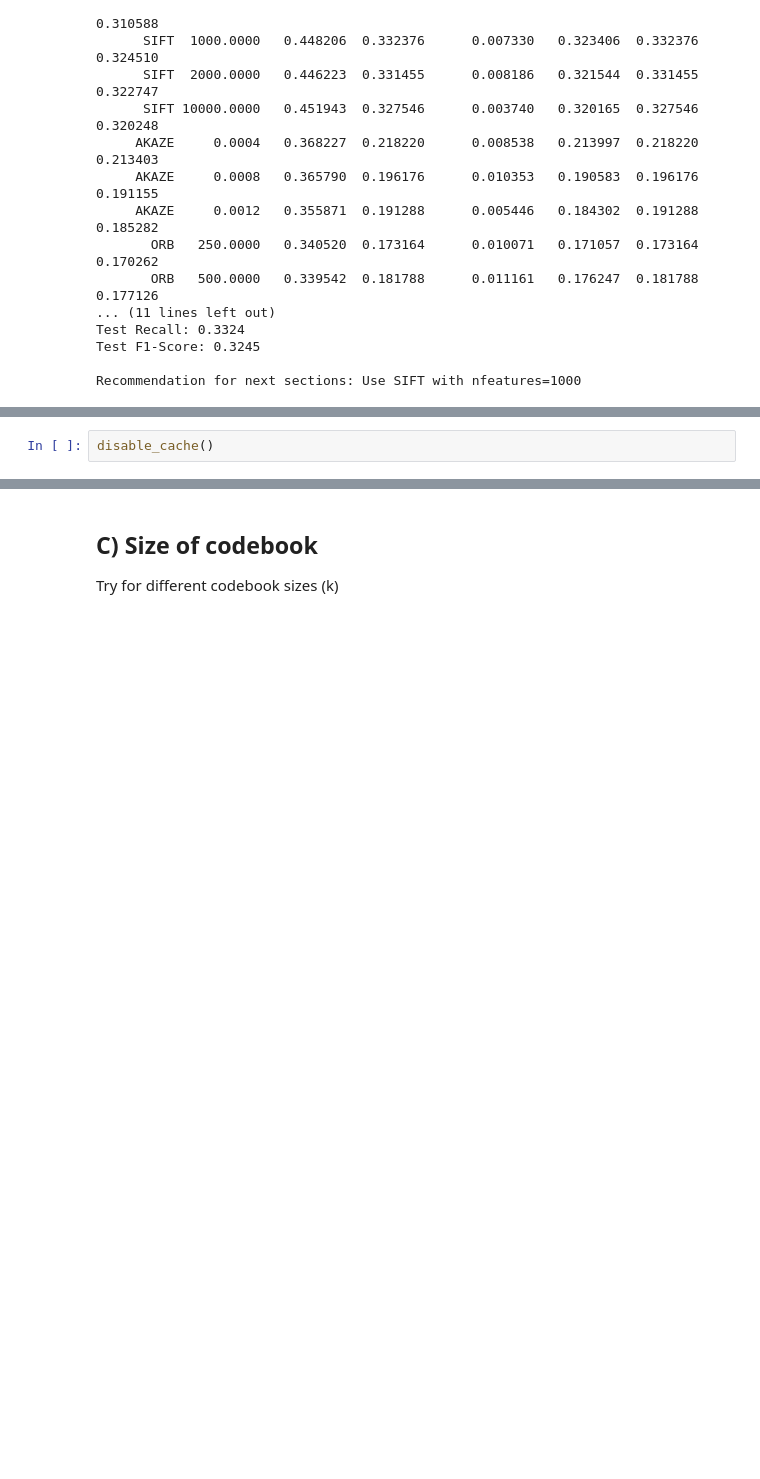
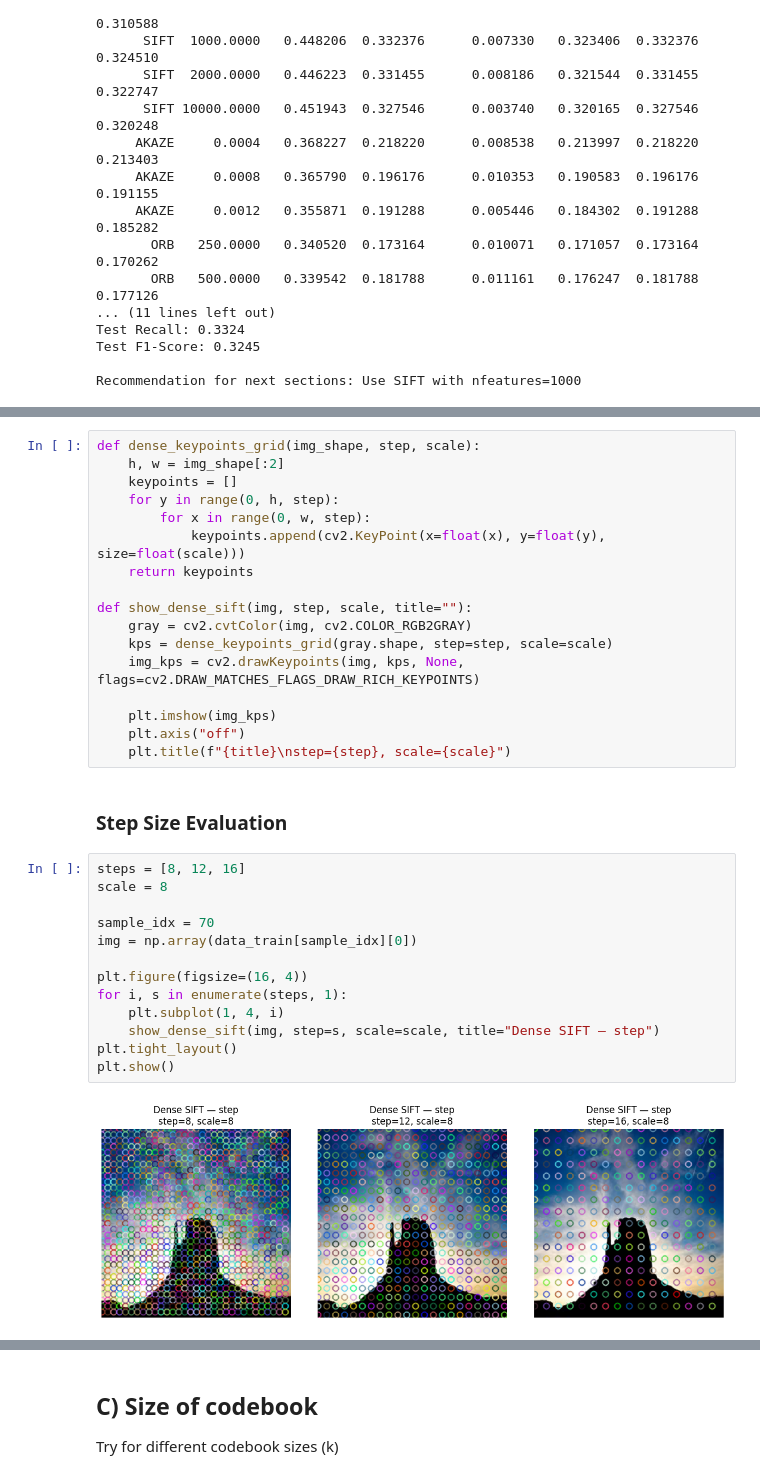
Before and after one commit to MCV-C3/project-team-6, a Jupyter notebook: Week1/experimentation.ipynb, the cells around one changed output, grey strips where cells are left out. Saved outputs shown, nothing was run; the diff lists cells and outputs as text; blank space fills up the shorter version.

Commit message:
sift vs dense sift experiment

```diff
--- a/Week1/experimentation.ipynb
+++ b/Week1/experimentation.ipynb
@@ -690,2 +698,34 @@ Since SIFT was the best descriptor, we compare it with Dense SIFT
-# %%
-disable_cache()
+# %%
+def dense_keypoints_grid(img_shape, step, scale):
+    h, w = img_shape[:2]
+    keypoints = []
+    for y in range(0, h, step):
+        for x in range(0, w, step):
+            keypoints.append(cv2.KeyPoint(x=float(x), y=float(y), size=float(scale)))
+    return keypoints
+
+def show_dense_sift(img, step, scale, title=""):
+    gray = cv2.cvtColor(img, cv2.COLOR_RGB2GRAY)
+    kps = dense_keypoints_grid(gray.shape, step=step, scale=scale)
+    img_kps = cv2.drawKeypoints(img, kps, None, flags=cv2.DRAW_MATCHES_FLAGS_DRAW_RICH_KEYPOINTS)
+
+    plt.imshow(img_kps)
+    plt.axis("off")
+    plt.title(f"{title}\nstep={step}, scale={scale}")
+# %% [markdown]
+### Step Size Evaluation
+# %%
+steps = [8, 12, 16]
+scale = 8
+
+sample_idx = 70
+img = np.array(data_train[sample_idx][0])
+
+plt.figure(figsize=(16, 4))
+for i, s in enumerate(steps, 1):
+    plt.subplot(1, 4, i)
+    show_dense_sift(img, step=s, scale=scale, title="Dense SIFT — step")
+plt.tight_layout()
+plt.show()
+# %% [output]
+[figure, added]
```
Also changed, not shown: parts of 9 cells of this notebook.
